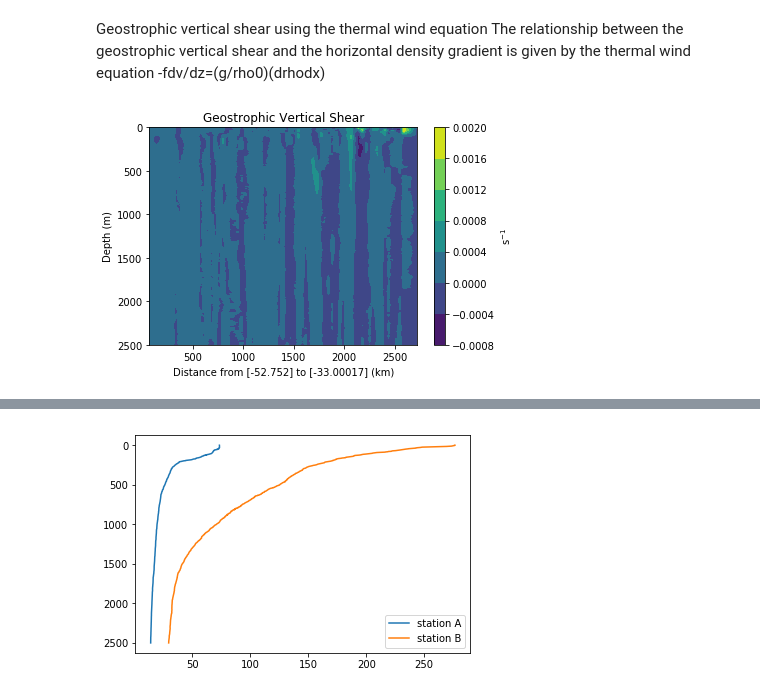
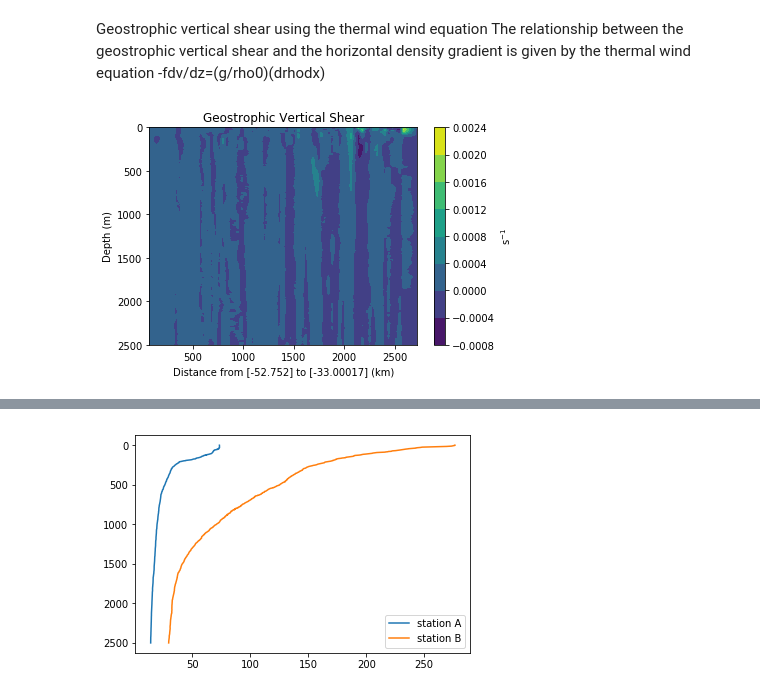
Before and after one commit to isgiddy/oc4920_code, a Jupyter notebook: Week1_Exercise1.ipynb, the cells around one changed output, grey strips where cells are left out. Drawn from its saved outputs; the diff is of its cells as text; code cells hidden in the pictures.

```diff
--- a/Week1_Exercise1.ipynb
+++ b/Week1_Exercise1.ipynb
@@ -188,19 +188,19 @@ geostrophic vertical shear and the horizontal density gradient is given by the t
 # %%
 #compute coriolis acceleration
 def coriolis_acc(lat,omega=0.729*10**-4):
     return 2*omega*np.sin(lat/360.*2*np.pi)
 
 f=coriolis_acc(dat['lat'])
-g=9.8 # define gravitaional acceleration
-ref_dens=1027.
-geo_vert_shear=((g/ref_dens)*(del_pot_dens0))/f[:-1]
+g=-9.8 # define gravitaional acceleration
+ref_dens=1000.
+geo_vert_shear=-((g/ref_dens)*(del_pot_dens0))/f[:-1]
 #plot
 cf=plt.contourf(xx/1000,yy,geo_vert_shear.T)
 plt.gca().invert_yaxis()
 plt.xlabel('Distance from {} to {} (km)'.format(dat['lat'][0],dat['lat'][-1]))
 plt.ylabel('Depth (m)')
 plt.title('Geostrophic Vertical Shear')
 cbar=plt.colorbar(cf)
 cbar.set_label('s$^{-1}$')
 # %% [output]
-[figure, old version]
+[figure, new version]
```
Also changed, not shown: parts of 14 cells of this notebook.
